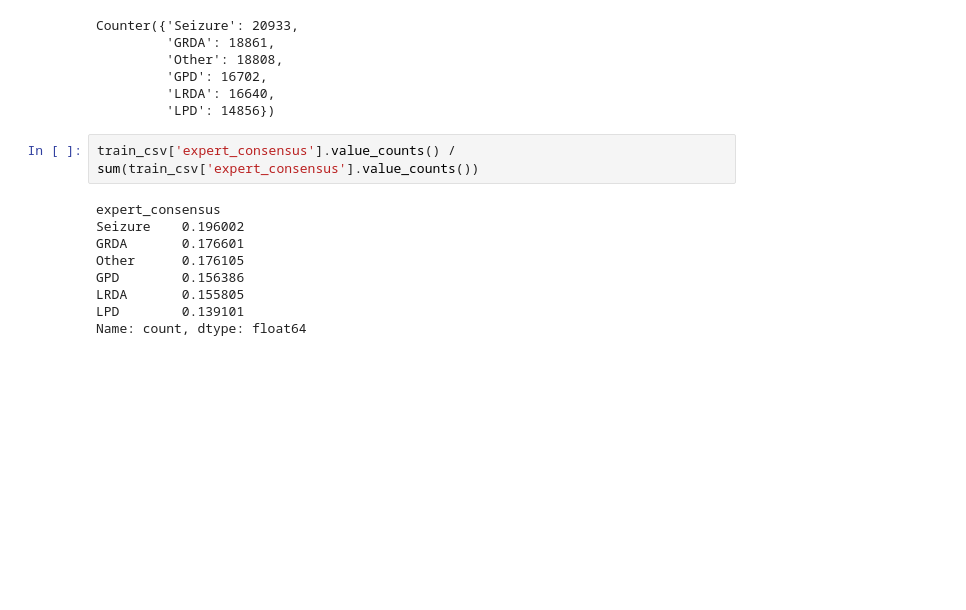
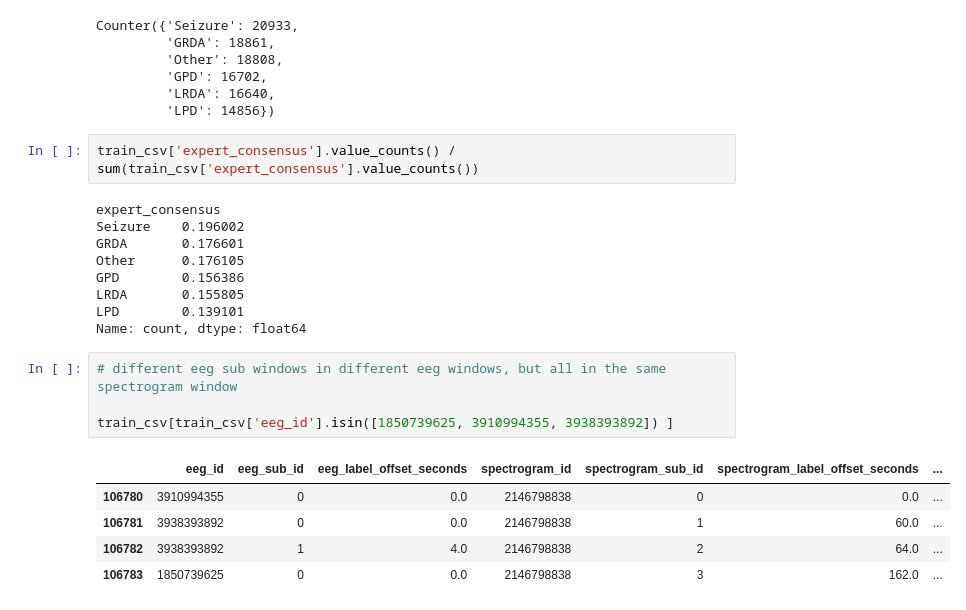
Before and after one commit to rlid/hms-harmful-brain-activity-classification, a Jupyter notebook: eda.ipynb, the cells around one changed output. Saved outputs shown, nothing was run; the diff lists cells and outputs as text; blank space fills up the shorter version.

```diff
--- a/eda.ipynb
+++ b/eda.ipynb
@@ -235,3 +235,13 @@ GPD        0.156386
 LRDA       0.155805
 LPD        0.139101
 Name: count, dtype: float64
+# %%
+# different eeg sub windows in different eeg windows, but all in the same spectrogram window
+
+train_csv[train_csv['eeg_id'].isin([1850739625, 3910994355, 3938393892]) ]
+# %% [output]
+|  | eeg_id | eeg_sub_id | eeg_label_offset_seconds | spectrogram_id | spectrogram_sub_id | spectrogram_label_offset_seconds | ... |
+| 106780 | 3910994355 | 0 | 0.0 | 2146798838 | 0 | 0.0 | ... |
+| 106781 | 3938393892 | 0 | 0.0 | 2146798838 | 1 | 60.0 | ... |
+| 106782 | 3938393892 | 1 | 4.0 | 2146798838 | 2 | 64.0 | ... |
+| 106783 | 1850739625 | 0 | 0.0 | 2146798838 | 3 | 162.0 | ... |
```
Also changed, not shown: parts of 2 cells of this notebook, 5 other files.
